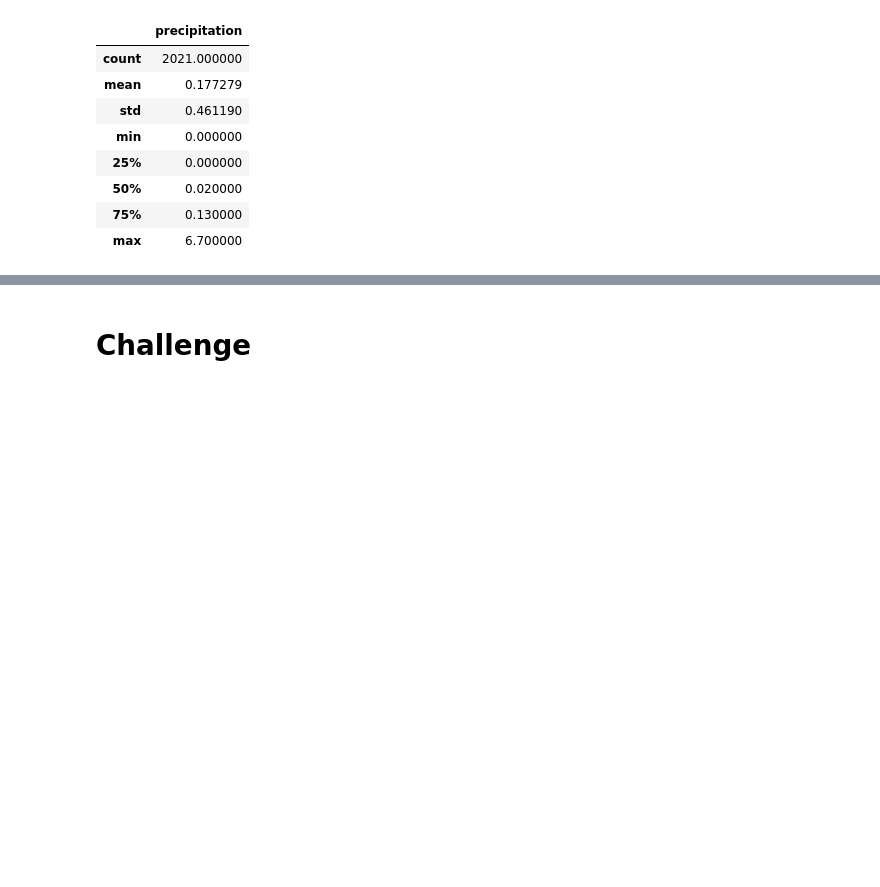
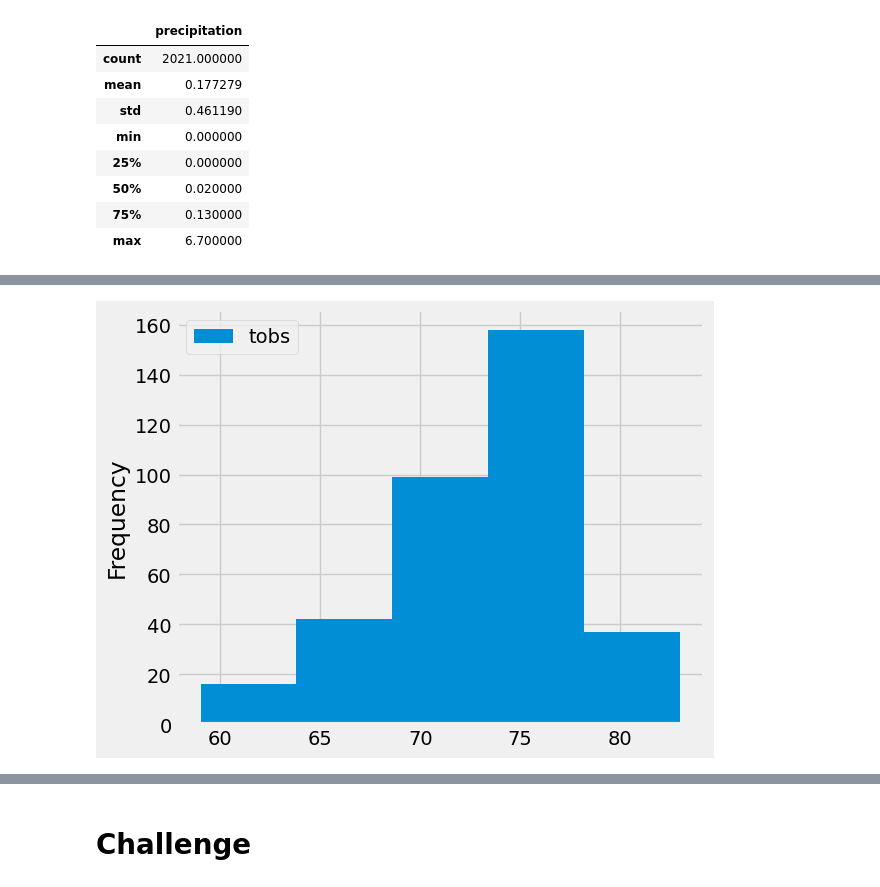
Before and after one commit to kwinterling/surfs_up, a Jupyter notebook: climate_analysis.ipynb, the cells around one changed output, grey strips where cells are left out. Cells and saved outputs as stored; diff of their text form; code cells hidden in the pictures; blank space fills up the shorter version.

```diff
--- a/climate_analysis.ipynb
+++ b/climate_analysis.ipynb
@@ -90,0 +119,5 @@ df.describe()
+# %%
+df_tobs.plot.hist(bins=5)
+plt.tight_layout()
+# %% [output]
+[figure, added]
```
Also changed, not shown: parts of 5 cells of this notebook.
